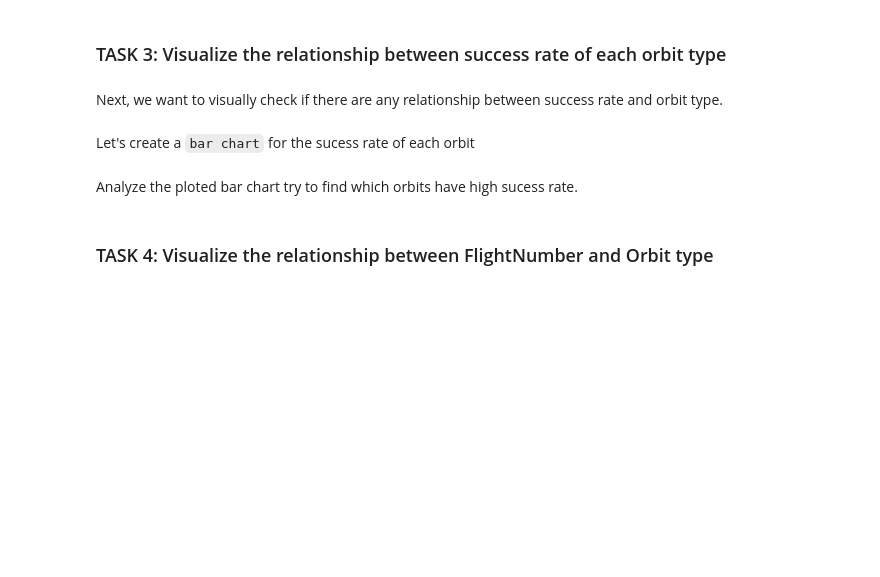
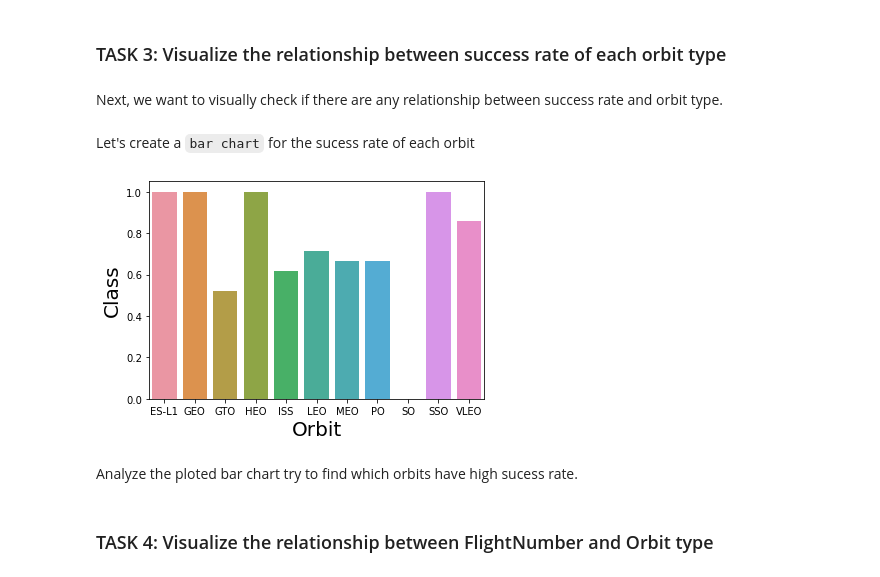
Before and after one commit to kyawlinhtet/AppliedDataScienceCapstone, a Jupyter notebook: EDA_VisualizationLab.ipynb, the cells around one changed output. Drawn from its saved outputs; the diff is of its cells as text; code cells hidden in the pictures; blank space fills up the shorter version.

```diff
--- a/EDA_VisualizationLab.ipynb
+++ b/EDA_VisualizationLab.ipynb
@@ -95,6 +116,12 @@ Next, we want to visually check if there are any relationship between success ra
 Let's create a `bar chart` for the sucess rate of each orbit
 # %%
 # HINT use groupby method on Orbit column and get the mean of Class column
+sns.barplot(data=df.groupby(['Orbit'],as_index=False).mean(), x="Orbit", y="Class")
+plt.xlabel("Orbit",fontsize=20)
+plt.ylabel("Class",fontsize=20)
+plt.show()
+# %% [output]
+[figure, added]
 # %% [markdown]
 Analyze the ploted bar chart try to find which orbits have high sucess rate.
 # %% [markdown]
```
Also changed, not shown: parts of 10 cells of this notebook.
